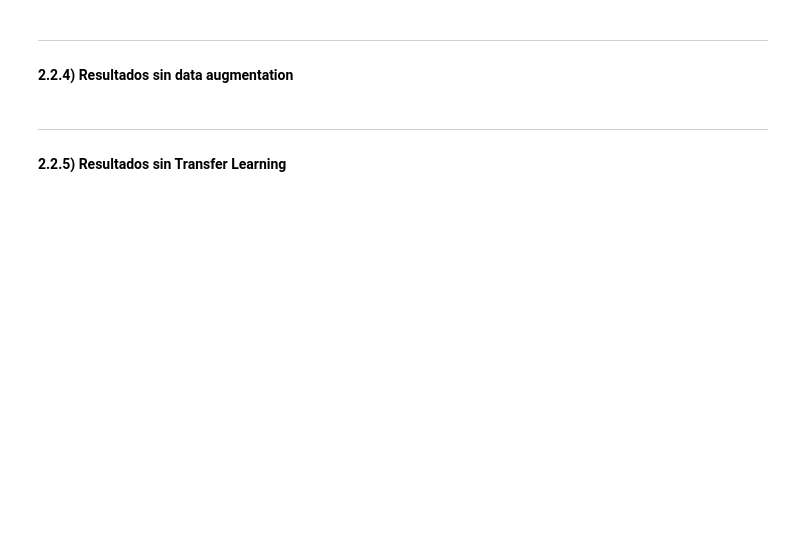
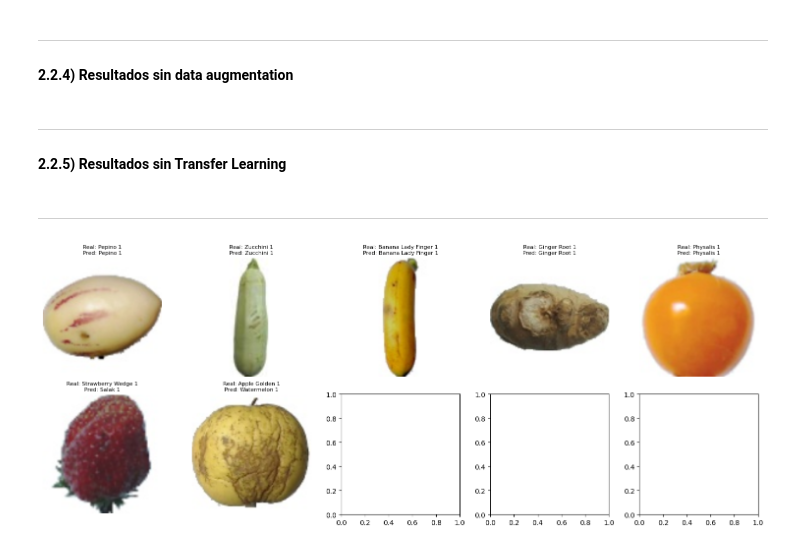
Before and after one commit to mmarando/vpc2, a Jupyter notebook: notebook_vpc2.ipynb, the cells around one changed output. Cells and saved outputs as stored; diff of their text form; code cells hidden in the pictures; blank space fills up the shorter version.

Commit message:
agrego tamaños del modelo, tiempo de train, visualizacion predicciones (wip)

```diff
--- a/notebook_vpc2.ipynb
+++ b/notebook_vpc2.ipynb
@@ -572,3 +665,5 @@ data = {"train": train_loader, "valid": valid_loader}
 #### 2.2.5) Resultados sin Transfer Learning
 # %%
 # TODO
+# %% [markdown]
+---
@@ -574,0 +672,66 @@ data = {"train": train_loader, "valid": valid_loader}
+# %%
+def visualize_predictions_grid(images, targets, predictions, classes=None, num_images=5):
+    """
+    Muestra una cuadrícula de imágenes con sus etiquetas reales y predicciones,
+    con predicciones correctas e incorrectas en filas separadas.
+
+    Args:
+        images: Lista de imágenes (tensores de PyTorch).
+        targets: Lista de etiquetas reales (enteros).
+        predictions: Lista de predicciones (enteros).
+        classes: Lista de nombres de clases (opcional).
+                 Si no se proporciona, se usan índices numéricos.
+        num_images: Número de imágenes a mostrar por fila (por defecto, 5).
+    """
+    correct_indices = [i for i, (t, p) in enumerate(zip(targets, predictions)) if t == p]
+    incorrect_indices = [i for i, (t, p) in enumerate(zip(targets, predictions)) if t != p]
+
+    correct_images = [images[i] for i in correct_indices[:num_images]]
+    correct_targets = [targets[i] for i in correct_indices[:num_images]]
+    correct_predictions_list = [predictions[i] for i in correct_indices[:num_images]]
+
+    incorrect_images = [images[i] for i in incorrect_indices[:num_images]]
+    incorrect_targets = [targets[i] for i in incorrect_indices[:num_images]]
+    incorrect_predictions_list = [predictions[i] for i in incorrect_indices[:num_images]]
+
+    fig, axes = plt.subplots(2, num_images, figsize=(15, 6))  # Dos filas
+
+    # Mostrar las predicciones correctas
+    for i, (image, target, pred) in enumerate(zip(correct_images, correct_targets, correct_predictions_list)):
+        ax = axes[0, i]
+        ax.imshow(np.transpose(image.cpu().numpy(), (1, 2, 0)))
+        ax.axis('off')
+        nombre_clase_real = classes[target] if classes else target
+        nombre_clase_predicha = classes[pred] if classes else pred
+        titulo = f"Real: {nombre_clase_real}\nPred: {nombre_clase_predicha}"
+        ax.set_title(titulo, fontsize=8)
+
+    # Mostrar las predicciones incorrectas
+    for i, (image, target, pred) in enumerate(zip(incorrect_images, incorrect_targets, incorrect_predictions_list)):
+        ax = axes[1, i]
+        ax.imshow(np.transpose(image.cpu().numpy(), (1, 2, 0)))
+        ax.axis('off')
+        nombre_clase_real = classes[target] if classes else target
+        nombre_clase_predicha = classes[pred] if classes else pred
+        titulo = f"Real: {nombre_clase_real}\nPred: {nombre_clase_predicha}"
+        ax.set_title(titulo, fontsize=8)
+
+    plt.tight_layout()
+    plt.show()
+
+# Obtener un batch de datos del DataLoader
+data, target = next(iter(valid_loader))
+data, target = data.to(device), target.to(device)
+
+# Obtener las predicciones del modelo
+output = mobilenet_model(data)
+pred = output.argmax(dim=1)
+
+# Convertir las etiquetas y predicciones a listas de Python
+target_list = target.cpu().tolist()
+pred_list = pred.cpu().tolist()
+
+# Visualizar las predicciones
+visualize_predictions_grid(data, target_list, pred_list, classes=train_subset.classes)
+# %% [output]
+[figure, added]
```
Also changed, not shown: parts of 12 cells of this notebook.
